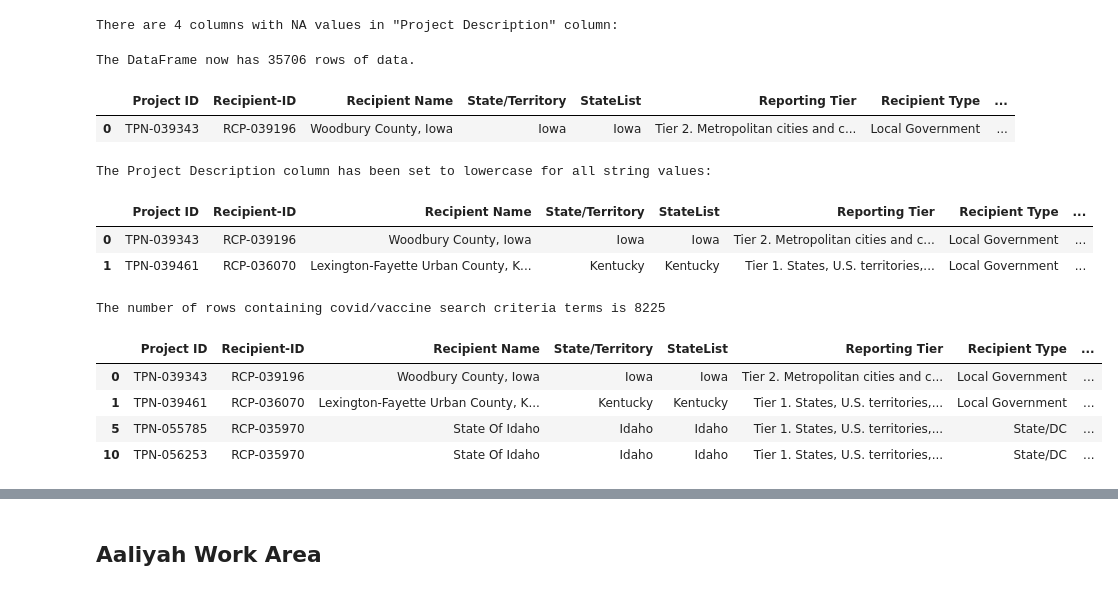
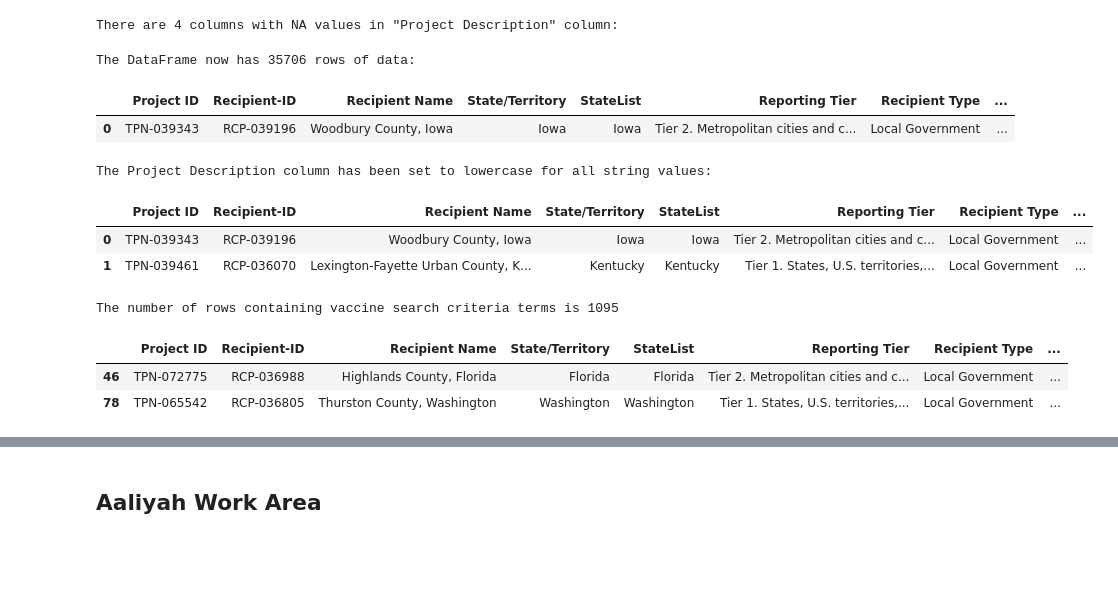
Before and after one commit to Evdawg/Project_1_Covid_Data, a Jupyter notebook: Evan_copy_Project_1_covid.ipynb, the cells around one changed output, grey strips where cells are left out. Cells and saved outputs as stored; diff of their text form; code cells hidden in the pictures; blank space fills up the shorter version.

```diff
--- a/Evan_copy_Project_1_covid.ipynb
+++ b/Evan_copy_Project_1_covid.ipynb
@@ -60,17 +49,17 @@ print(f'There are {len(nan_values)} columns with NA values in "Project Descripti
 # %% [output]
 There are 4 columns with NA values in "Project Description" column:
 # %%
-# Drop these rows where the column has NaN value
+### Drop these rows where the column has NaN value
     # source: https://towardsdatascience.com/how-to-drop-rows-in-pandas-dataframes-with-nan-values-in-certain-columns-7613ad1a7f25
 
 all_states_df = all_states_df.dropna(subset=['Project Description'], how='all')
 
-# confirm 4 rows were dropped by reviewing column length count:
+### confirm the NaN rows were dropped by reviewing column length count:
 
-print(f'The DataFrame now has {len(all_states_df["Project ID"])} rows of data.')
+print(f'The DataFrame now has {len(all_states_df["Project ID"])} rows of data:')
 all_states_df.head(1)
 # %% [output]
-The DataFrame now has 35706 rows of data.
+The DataFrame now has 35706 rows of data:
 |  | Project ID | Recipient-ID | Recipient Name | State/Territory | StateList | Reporting Tier | Recipient Type | ... |
 | 0 | TPN-039343 | RCP-039196 | Woodbury County, Iowa | Iowa | Iowa | Tier 2. Metropolitan cities and c... | Local Government | ... |
 # %%
@@ -85,28 +74,29 @@ The Project Description column has been set to lowercase for all string values:
 | 0 | TPN-039343 | RCP-039196 | Woodbury County, Iowa | Iowa | Iowa | Tier 2. Metropolitan cities and c... | Local Government | ... |
 | 1 | TPN-039461 | RCP-036070 | Lexington-Fayette Urban County, K... | Kentucky | Kentucky | Tier 1. States, U.S. territories,... | Local Government | ... |
 # %%
-# Brainstorm a list of words to filter the 'Project Description' column by.
-    ## this list will be used to filter that column so that we are only working with projects that
-    ## are actually covid related.
+### Brainstorm a list of words to filter the 'Project Description' column by.
+    # this list will be used to filter that column so that we are only working with projects that
+    # are actually vaccine related.
 
-# TODO: confirm string case does not affect search results. eg) lowercase moderna vs Moderna.
-search_term_list = ['covid', 'covid-19', 'vaccine', 'vaccination', 'vaccinated', 'moderna', 'pfizer', 'johnson & johnson', 'janssen']
+search_term_list = ['immunize', 'immunization','access to vaccines', 'spikevax', 'bivalent', 'novavax', 'two-dose',
+                    'single-dose', 'emergency use authoriztaion', 'vaccine coverage',
+                    'vaccine access', 'vaccine distribution', 'distribute vaccines', 'vaccine', 'vaccination', 'vaccinate', 'moderna', 'pfizer', 'johnson & johnson', 'janssen']
+
+#print(search_term_list)
 # %%
-# Filter the dataframe column 'Project Description'
+### Filter the dataframe column 'Project Description'
     ## source: https://stackoverflow.com/questions/28679930/how-to-drop-rows-from-pandas-data-frame-that-contains-a-particular-string-in-a-p
 
 
 covid_projects_df = all_states_df[all_states_df['Project Description'].str.contains('|'.join(search_term_list))]
 
 
 # print(len(all_states_df['Project Description']))
-print(f'The number of rows containing covid/vaccine search criteria terms is {len(covid_projects_df["Project ID"])}')
-covid_projects_df.head(4)
+print(f'The number of rows containing vaccine search criteria terms is {len(covid_projects_df["Project ID"])}')
+covid_projects_df.head(2)
 # %% [output]
-The number of rows containing covid/vaccine search criteria terms is 8225
+The number of rows containing vaccine search criteria terms is 1095
 |  | Project ID | Recipient-ID | Recipient Name | State/Territory | StateList | Reporting Tier | Recipient Type | ... |
-| 0 | TPN-039343 | RCP-039196 | Woodbury County, Iowa | Iowa | Iowa | Tier 2. Metropolitan cities and c... | Local Government | ... |
-| 1 | TPN-039461 | RCP-036070 | Lexington-Fayette Urban County, K... | Kentucky | Kentucky | Tier 1. States, U.S. territories,... | Local Government | ... |
-| 5 | TPN-055785 | RCP-035970 | State Of Idaho | Idaho | Idaho | Tier 1. States, U.S. territories,... | State/DC | ... |
-| 10 | TPN-056253 | RCP-035970 | State Of Idaho | Idaho | Idaho | Tier 1. States, U.S. territories,... | State/DC | ... |
+| 46 | TPN-072775 | RCP-036988 | Highlands County, Florida | Florida | Florida | Tier 2. Metropolitan cities and c... | Local Government | ... |
+| 78 | TPN-065542 | RCP-036805 | Thurston County, Washington | Washington | Washington | Tier 1. States, U.S. territories,... | Local Government | ... |
 # %%
```
Also changed, not shown: parts of 113 cells of this notebook.
